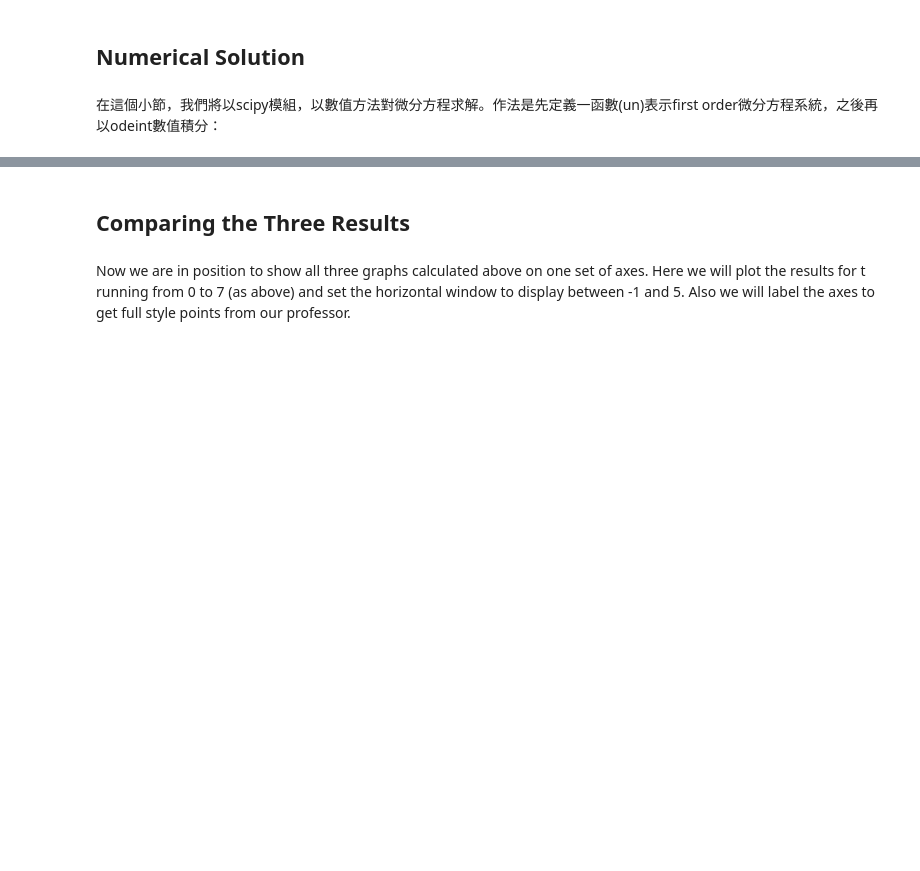
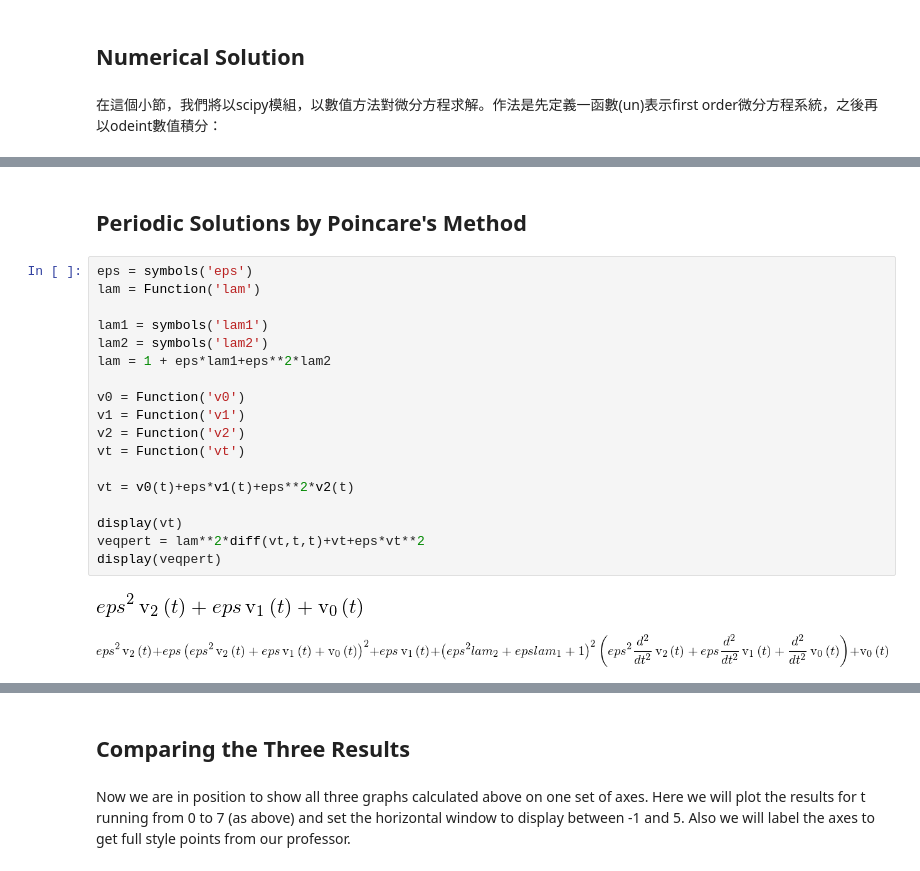
Before and after one commit to woonchin/MyPythonNote, a Jupyter notebook: mysingular.ipynb, the cells around one changed output, grey strips where cells are left out. Saved outputs shown, nothing was run; the diff lists cells and outputs as text; blank space fills up the shorter version.

```diff
--- a/mysingular.ipynb
+++ b/mysingular.ipynb
@@ -211,0 +232,23 @@ dsolve(meqpert,uh(t))
+# %% [markdown]
+## Periodic Solutions by Poincare's Method
+# %%
+eps = symbols('eps')
+lam = Function('lam')
+
+lam1 = symbols('lam1')
+lam2 = symbols('lam2')
+lam = 1 + eps*lam1+eps**2*lam2
+
+v0 = Function('v0')
+v1 = Function('v1')
+v2 = Function('v2')
+vt = Function('vt')
+
+vt = v0(t)+eps*v1(t)+eps**2*v2(t)
+
+display(vt)
+veqpert = lam**2*diff(vt,t,t)+vt+eps*vt**2
+display(veqpert)
+# %% [output]
+[figure, added]
+[figure, added]
```
Also changed, not shown: parts of 29 cells of this notebook.
